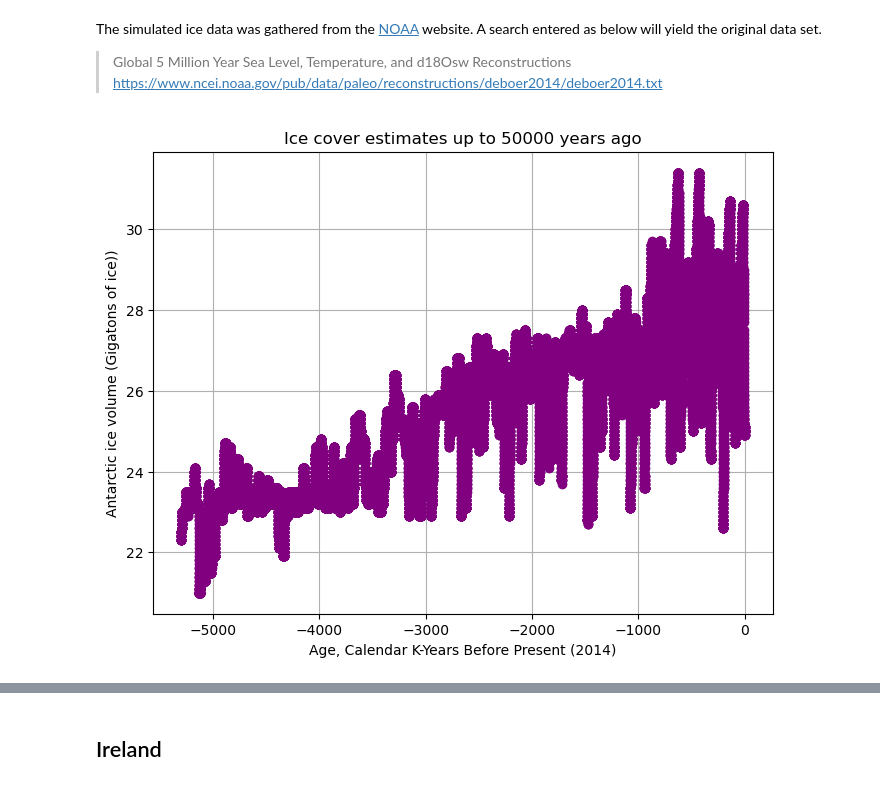
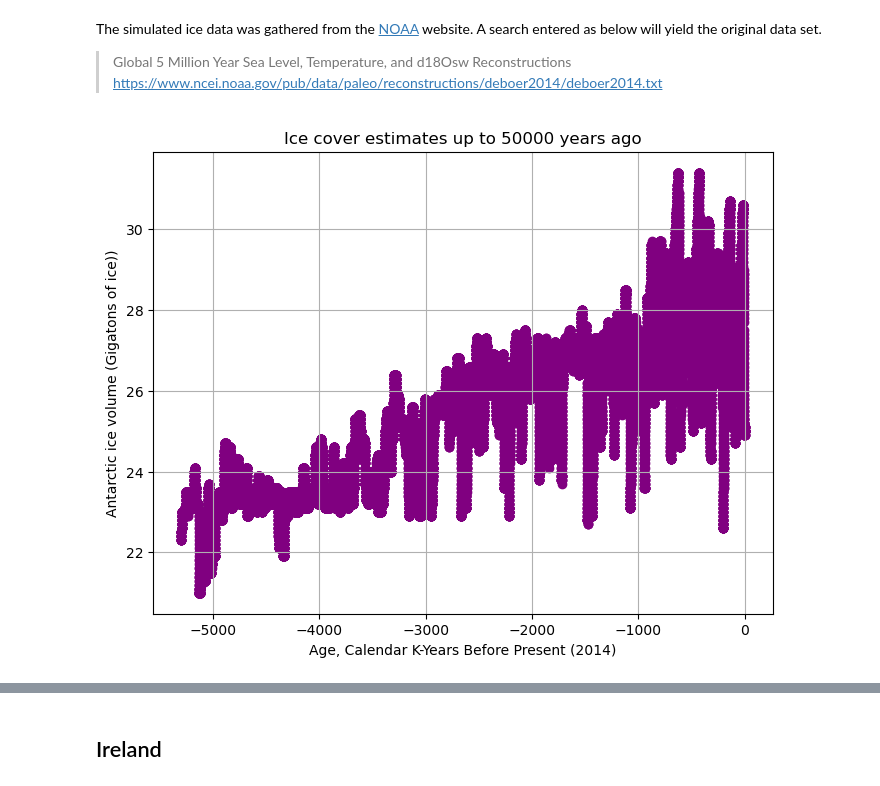
Before and after one commit to nexlanglxm/climate-data-analysis, a Jupyter notebook: project2/project.ipynb, the cells around one changed output, grey strips where cells are left out. Saved outputs shown, nothing was run; the diff lists cells and outputs as text; code cells hidden in the pictures.

```diff
--- a/project2/project.ipynb
+++ b/project2/project.ipynb
@@ -146,18 +146,18 @@ df.to_csv(file_path_csv, index=False)
 # %%
 # Read the CSV file into a Pandas DataFrame
 df_ice = pd.read_csv('./data/ice/generated/converted_icedata.csv')
 
 # Extract data from the first column and 'AnIS-V' column
 year = df_ice['age_calkaBP']
 ice_volume = df_ice['AnIS-V']
-
+temp_anom = df_ice['tempanomNH']
 # Plotting the extracted data
 plt.figure(figsize=(8, 6))
-plt.plot(year, ice_volume,  marker='o', linestyle='-', color='purple')
+plt.scatter(year, ice_volume, color='purple')
 plt.xlabel('Age, Calendar K-Years Before Present (2014)')
 plt.ylabel('Antarctic ice volume (Gigatons of ice))')
 plt.title('Ice cover estimates up to 50000 years ago')
 plt.grid(True)
 plt.show()
 # %% [output]
-[figure, old version]
+[figure, new version]
```
Also changed, not shown: parts of 5 cells of this notebook.
